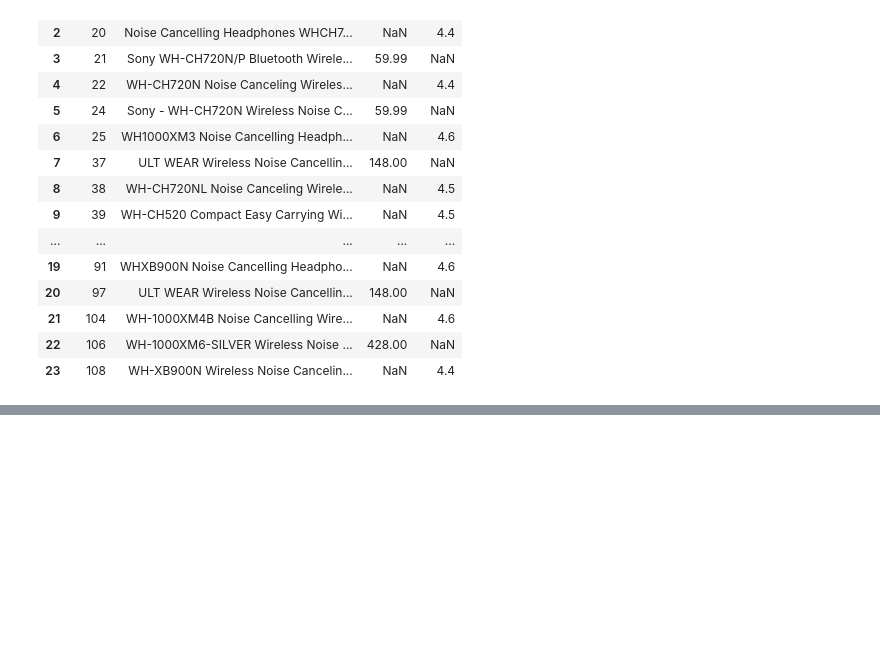
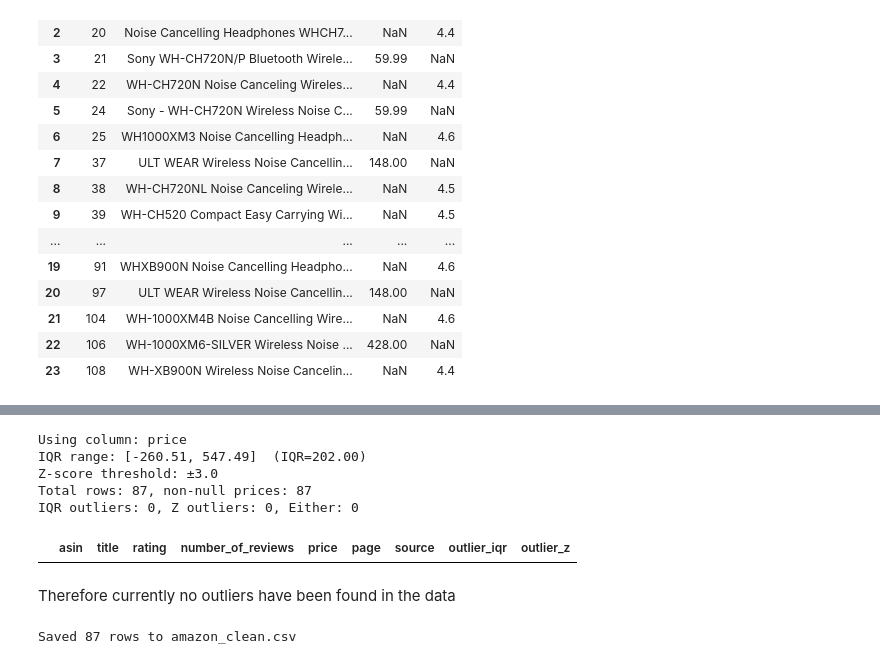
Before and after one commit to rohit-arunn/reviewprice-analysis, a Jupyter notebook: analysis.ipynb, the cells around one changed output, grey strips where cells are left out. Cells and saved outputs as stored; diff of their text form; code cells hidden in the pictures; blank space fills up the shorter version.

```diff
--- a/analysis.ipynb
+++ b/analysis.ipynb
@@ -469,0 +285,53 @@ TimeoutException: Message:
+# %%
+# find outliers in the price column using IQR and z-score methods
+if 'price' in df.columns:
+    price_col = 'price'
+elif 'Price' in df.columns:
+    price_col = 'Price'
+else:
+    raise KeyError("No price column found (expected 'price' or 'Price')")
+
+s = df[price_col]
+s_nonnull = s.dropna()
+
+Q1 = s_nonnull.quantile(0.25)
+Q3 = s_nonnull.quantile(0.75)
+IQR = Q3 - Q1
+lower_iqr = Q1 - 1.5 * IQR
+upper_iqr = Q3 + 1.5 * IQR
+
+mean = s_nonnull.mean()
+std = s_nonnull.std(ddof=0)  # population std to be stricter
+z = (s - mean) / std
+z_thresh = 3.0
+
+iqr_mask = s.notna() & ((s < lower_iqr) | (s > upper_iqr))
+z_mask = s.notna() & (z.abs() > z_thresh)
+
+outliers = df[iqr_mask | z_mask].copy()
+outliers['outlier_iqr'] = iqr_mask.loc[outliers.index]
+outliers['outlier_z'] = z_mask.loc[outliers.index]
+outliers = outliers.sort_values(by=price_col, ascending=False).reset_index(drop=True)
+
+print(f"Using column: {price_col}")
+print(f"IQR range: [{lower_iqr:.2f}, {upper_iqr:.2f}]  (IQR={IQR:.2f})")
+print(f"Z-score threshold: ±{z_thresh}")
+print(f"Total rows: {len(df)}, non-null prices: {len(s_nonnull)}")
+print(f"IQR outliers: {iqr_mask.sum()}, Z outliers: {z_mask.sum()}, Either: {len(outliers)}")
+
+outliers
+# %% [output]
+Using column: price
+IQR range: [-260.51, 547.49]  (IQR=202.00)
+Z-score threshold: ±3.0
+Total rows: 87, non-null prices: 87
+IQR outliers: 0, Z outliers: 0, Either: 0
+|  | asin | title | rating | number_of_reviews | price | page | source | outlier_iqr | outlier_z |
+# %% [markdown]
+Therefore currently no outliers have been found in the data
+# %%
+# save cleaned dataframe to new CSV
+df.to_csv("amazon_clean.csv", index=False)
+print(f"Saved {len(df)} rows to amazon_clean.csv")
+# %% [output]
+Saved 87 rows to amazon_clean.csv
```
Also changed, not shown: parts of 6 cells of this notebook.
